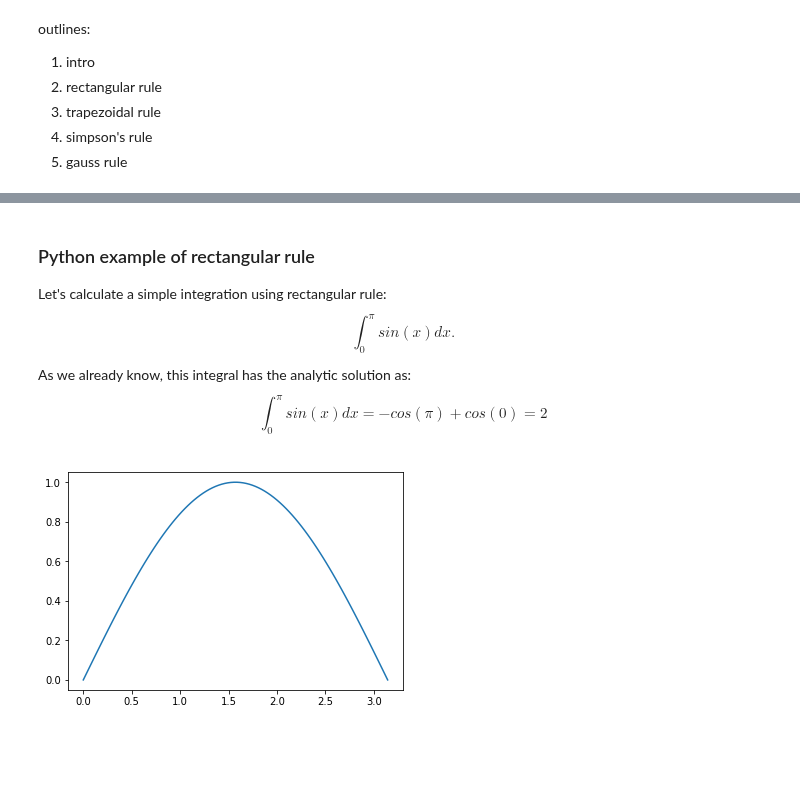
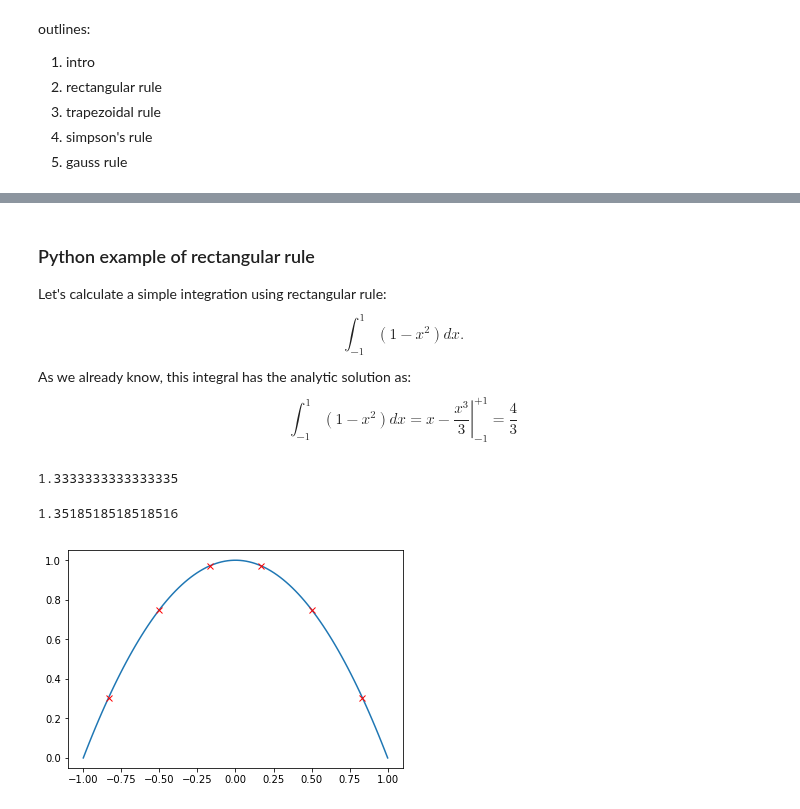
Before and after one commit to jshragge/CSM_GP_GEOPCOMP, a Jupyter notebook: 04_Numerical_Quadrature.ipynb, the cells around one changed output, grey strips where cells are left out. Drawn from its saved outputs; the diff is of its cells as text; code cells hidden in the pictures; blank space fills up the shorter version.

```diff
--- a/04_Numerical_Quadrature.ipynb
+++ b/04_Numerical_Quadrature.ipynb
@@ -37,17 +37,33 @@ where $x_i^* = a + (i-1/2)h$.
 # %% [markdown]
 ### Python example of rectangular rule
 Let's calculate a simple integration using rectangular rule:
-$$\int_0^\pi sin(x)dx .$$
+$$\int_{-1}^1 (1-x^2) dx .$$
 As we already know, this integral has the analytic solution as:
 $$
-\int_0^\pi sin(x)dx =
--cos(\pi)+cos(0) = 2
+\int_{-1}^1 (1-x^2) dx =
+\left. x-\frac{x^3}{3} \right|_{-1}^{+1} = \frac{4}{3}
 $$
-# %%
-x = np.linspace(0,np.pi,100)
-y = np.sin(x)
-plt.figure()
-plt.plot(x,y)
-plt.show()
-# %% [output]
-[figure, removed]
+# %%
+int_fun = lambda x:x-x**3/3
+int_fun(b)-int_fun(a)
+# %% [output]
+1.3333333333333335
+# %%
+fun = lambda x:1-x**2
+a = -1; b = 1
+x = np.linspace(a,b,100)
+y = fun(x)
+N = 6
+h = (b-a)/N
+xi = a+(np.arange(N)+0.5)*h
+yi = fun(xi)
+result = np.sum(yi)*h
+print(result)
+
+plt.figure()
+plt.plot(x,y)
+plt.plot(xi,yi,'rx')
+plt.show()
+# %% [output]
+1.3518518518518516
+[figure, added]
```
Also changed, not shown: parts of 2 cells of this notebook.
